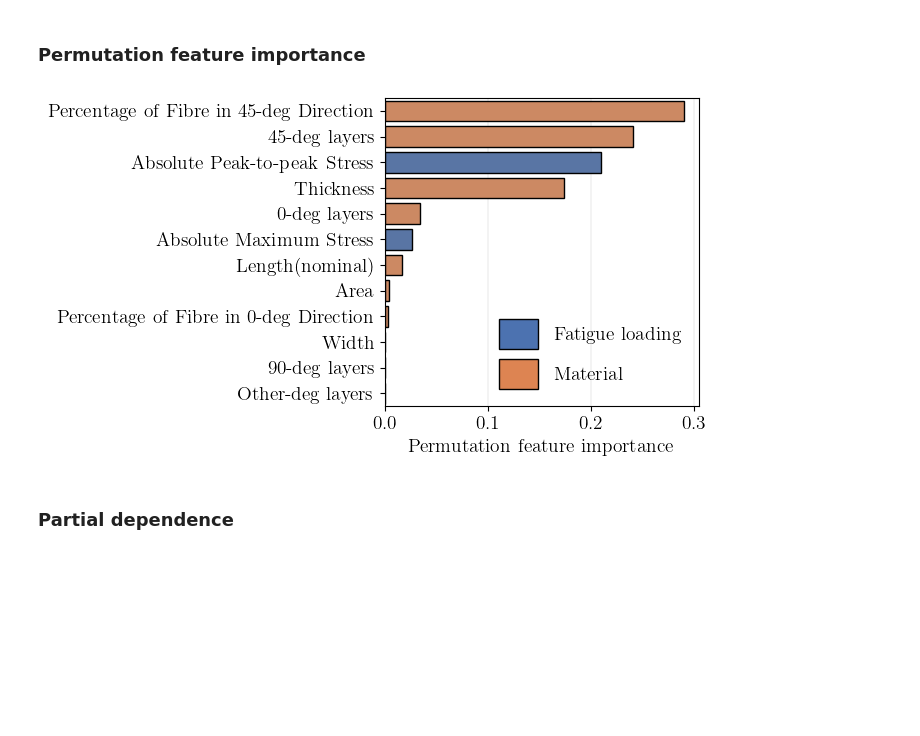
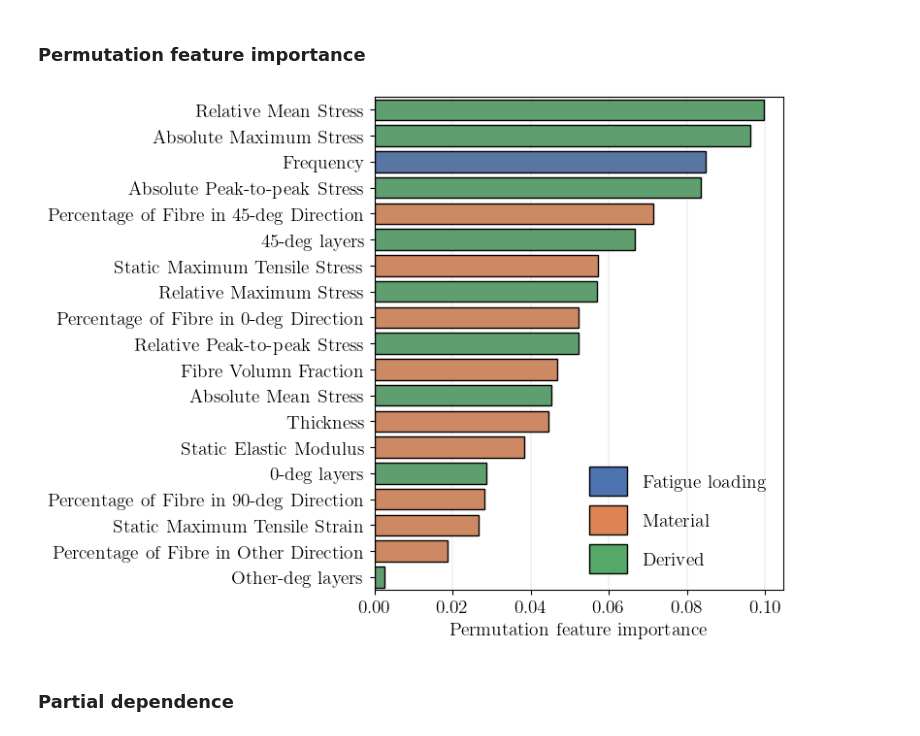
Before and after one commit to Luwen-Zhang/SNEnsemble, a Jupyter notebook: notebooks/main.ipynb, the cells around one changed output. Cells and saved outputs as stored; diff of their text form; code cells hidden in the pictures; blank space fills up the shorter version.

```diff
--- a/notebooks/main.ipynb
+++ b/notebooks/main.ipynb
@@ -122,9 +102,9 @@ Test Loss: 0.8496, R2: 0.3521
 # %% [markdown]
 ### Permutation feature importance
-# %%
-trainer.plot_feature_importance()
-# %% [output]
-[figure, removed]
+# %%
+trainer.plot_feature_importance(modelbase=trainer.get_modelbase('ThisWork'), fig_size=(8,6))
+# %% [output]
+[figure, added]
 # %% [markdown]
 ### Partial dependence
 # %%
```
Also changed, not shown: parts of 11 cells of this notebook, 2 other files.
